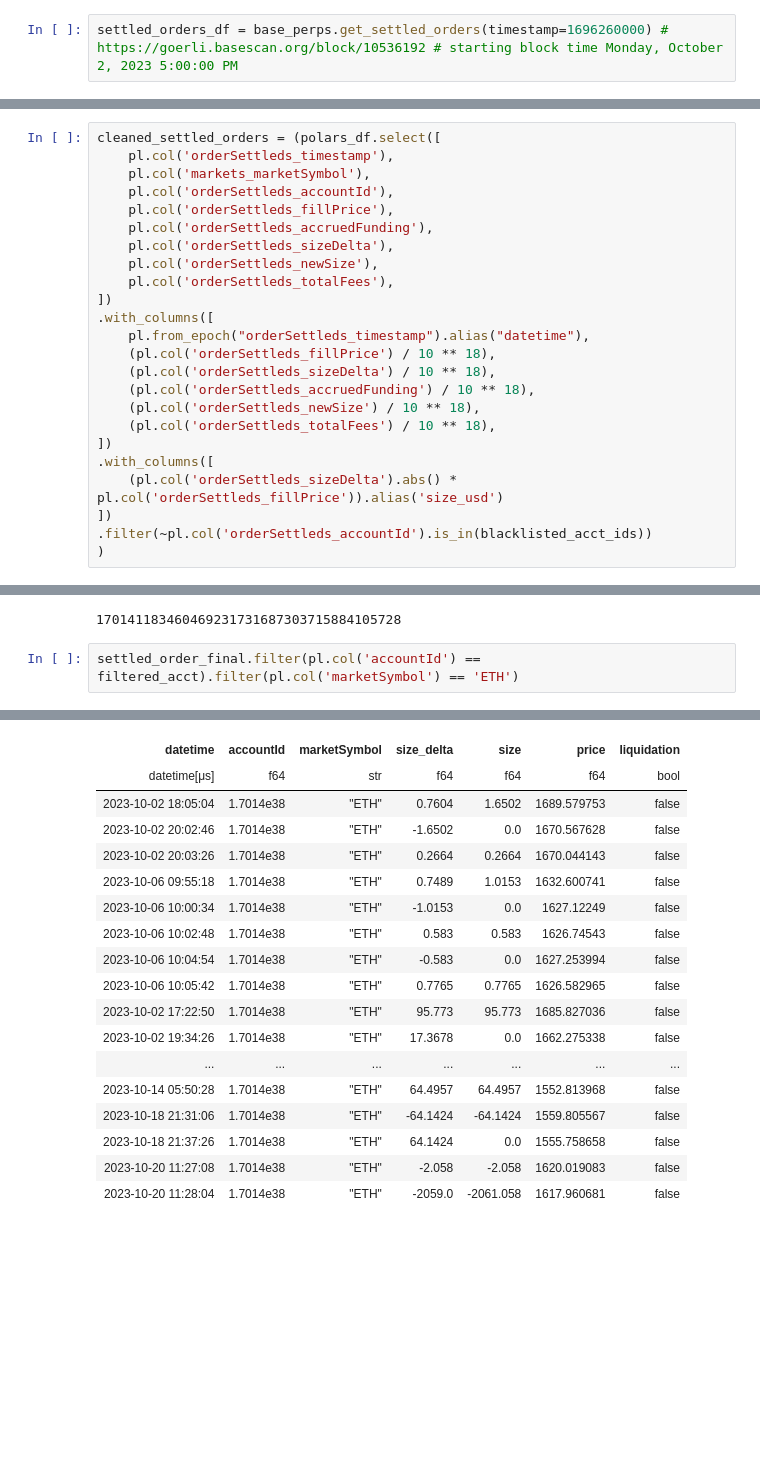
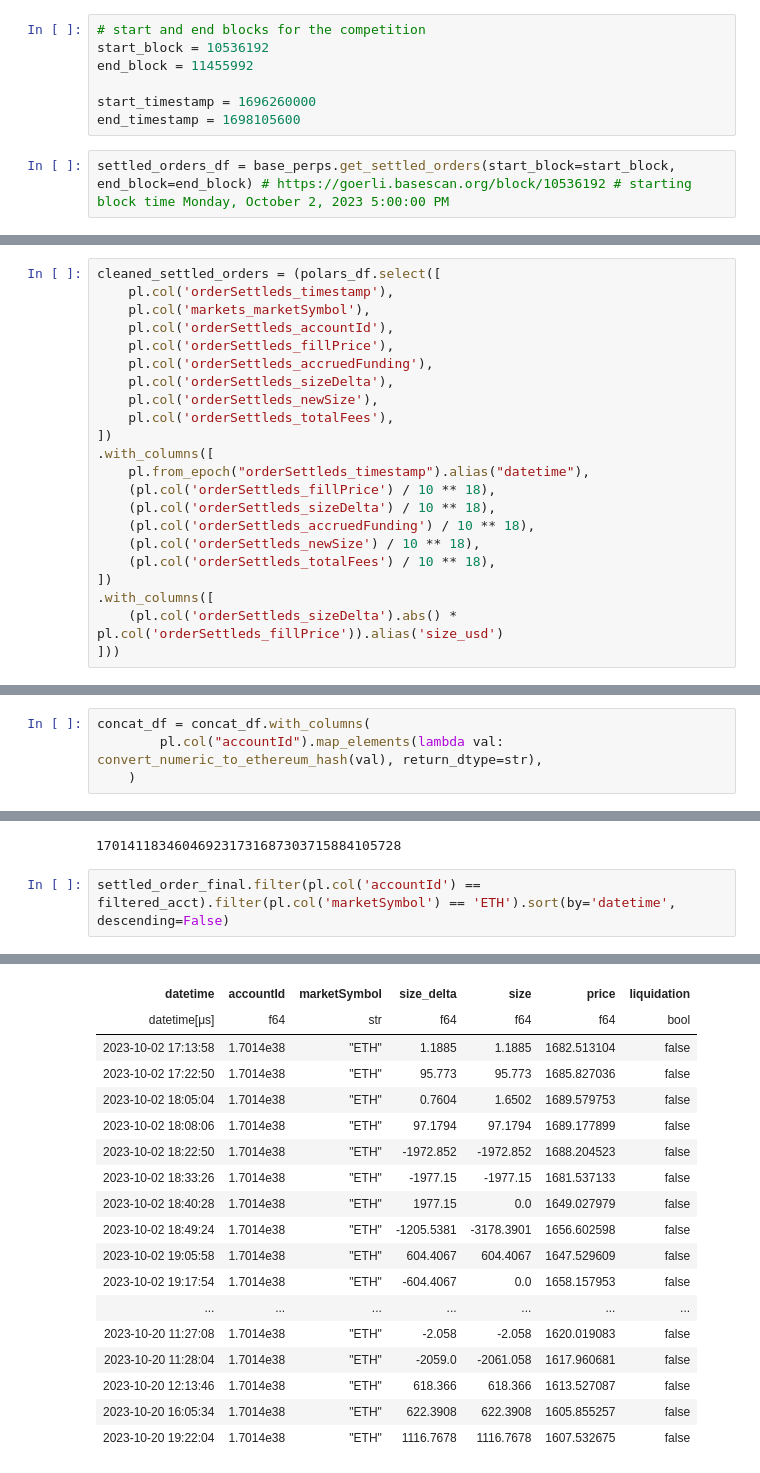
Before and after one commit to Evan-Kim2028/synthetix_v3_analytics, a Jupyter notebook: notebooks/get_active_positions.ipynb, the cells around one changed output, grey strips where cells are left out. Cells and saved outputs as stored; diff of their text form; blank space fills up the shorter version.

```diff
--- a/notebooks/get_active_positions.ipynb
+++ b/notebooks/get_active_positions.ipynb
@@ -15,6 +12,13 @@ polars.config.Config
 # %%
 base_perps = TestBasePerps()
+# %%
+# start and end blocks for the competition
+start_block = 10536192
+end_block = 11455992
+
+start_timestamp = 1696260000
+end_timestamp = 1698105600
 # %%
-settled_orders_df = base_perps.get_settled_orders(timestamp=1696260000) # https://goerli.basescan.org/block/10536192 # starting block time Monday, October 2, 2023 5:00:00 PM
+settled_orders_df = base_perps.get_settled_orders(start_block=start_block, end_block=end_block) # https://goerli.basescan.org/block/10536192 # starting block time Monday, October 2, 2023 5:00:00 PM
 # %%
 polars_df = pl.from_pandas(settled_orders_df)
@@ -44,9 +43,7 @@ cleaned_settled_orders = (polars_df.select([
 ])
 .with_columns([
     (pl.col('orderSettleds_sizeDelta').abs() * pl.col('orderSettleds_fillPrice')).alias('size_usd')
-])
-.filter(~pl.col('orderSettleds_accountId').is_in(blacklisted_acct_ids))
-)
+]))
 # %%
 cleaned_settled_orders.head(5)
 # %% [output]
@@ -169,3 +166,7 @@ print(len(set(unique_liq_accts) - set(unique_orders_accts)))
 ### Concat data and analyze results
 # %%
 concat_df = pl.concat([position_liq_final, settled_order_final])
+# %%
+concat_df = concat_df.with_columns(
+        pl.col("accountId").map_elements(lambda val: convert_numeric_to_ethereum_hash(val), return_dtype=str),
+    )
@@ -185,25 +191,25 @@ print(expanded_number)
 # %% [output]
 170141183460469231731687303715884105728
 # %%
-settled_order_final.filter(pl.col('accountId') == filtered_acct).filter(pl.col('marketSymbol') == 'ETH')
+settled_order_final.filter(pl.col('accountId') == filtered_acct).filter(pl.col('marketSymbol') == 'ETH').sort(by='datetime', descending=False)
 # %% [output]
 shape: (488, 7)
 | datetime | accountId | marketSymbol | size_delta | size | price | liquidation |
 | datetime[μs] | f64 | str | f64 | f64 | f64 | bool |
+| 2023-10-02 17:13:58 | 1.7014e38 | "ETH" | 1.1885 | 1.1885 | 1682.513104 | false |
+| 2023-10-02 17:22:50 | 1.7014e38 | "ETH" | 95.773 | 95.773 | 1685.827036 | false |
 | 2023-10-02 18:05:04 | 1.7014e38 | "ETH" | 0.7604 | 1.6502 | 1689.579753 | false |
-| 2023-10-02 20:02:46 | 1.7014e38 | "ETH" | -1.6502 | 0.0 | 1670.567628 | false |
-| 2023-10-02 20:03:26 | 1.7014e38 | "ETH" | 0.2664 | 0.2664 | 1670.044143 | false |
-| 2023-10-06 09:55:18 | 1.7014e38 | "ETH" | 0.7489 | 1.0153 | 1632.600741 | false |
-| 2023-10-06 10:00:34 | 1.7014e38 | "ETH" | -1.0153 | 0.0 | 1627.12249 | false |
-| 2023-10-06 10:02:48 | 1.7014e38 | "ETH" | 0.583 | 0.583 | 1626.74543 | false |
-| 2023-10-06 10:04:54 | 1.7014e38 | "ETH" | -0.583 | 0.0 | 1627.253994 | false |
-| 2023-10-06 10:05:42 | 1.7014e38 | "ETH" | 0.7765 | 0.7765 | 1626.582965 | false |
-| 2023-10-02 17:22:50 | 1.7014e38 | "ETH" | 95.773 | 95.773 | 1685.827036 | false |
-| 2023-10-02 19:34:26 | 1.7014e38 | "ETH" | 17.3678 | 0.0 | 1662.275338 | false |
+| 2023-10-02 18:08:06 | 1.7014e38 | "ETH" | 97.1794 | 97.1794 | 1689.177899 | false |
+| 2023-10-02 18:22:50 | 1.7014e38 | "ETH" | -1972.852 | -1972.852 | 1688.204523 | false |
+| 2023-10-02 18:33:26 | 1.7014e38 | "ETH" | -1977.15 | -1977.15 | 1681.537133 | false |
+| 2023-10-02 18:40:28 | 1.7014e38 | "ETH" | 1977.15 | 0.0 | 1649.027979 | false |
+| 2023-10-02 18:49:24 | 1.7014e38 | "ETH" | -1205.5381 | -3178.3901 | 1656.602598 | false |
+| 2023-10-02 19:05:58 | 1.7014e38 | "ETH" | 604.4067 | 604.4067 | 1647.529609 | false |
+| 2023-10-02 19:17:54 | 1.7014e38 | "ETH" | -604.4067 | 0.0 | 1658.157953 | false |
 | ... | ... | ... | ... | ... | ... | ... |
-| 2023-10-14 05:50:28 | 1.7014e38 | "ETH" | 64.4957 | 64.4957 | 1552.813968 | false |
-| 2023-10-18 21:31:06 | 1.7014e38 | "ETH" | -64.1424 | -64.1424 | 1559.805567 | false |
-| 2023-10-18 21:37:26 | 1.7014e38 | "ETH" | 64.1424 | 0.0 | 1555.758658 | false |
 | 2023-10-20 11:27:08 | 1.7014e38 | "ETH" | -2.058 | -2.058 | 1620.019083 | false |
 | 2023-10-20 11:28:04 | 1.7014e38 | "ETH" | -2059.0 | -2061.058 | 1617.960681 | false |
+| 2023-10-20 12:13:46 | 1.7014e38 | "ETH" | 618.366 | 618.366 | 1613.527087 | false |
+| 2023-10-20 16:05:34 | 1.7014e38 | "ETH" | 622.3908 | 622.3908 | 1605.855257 | false |
+| 2023-10-20 19:22:04 | 1.7014e38 | "ETH" | 1116.7678 | 1116.7678 | 1607.532675 | false |
 # %%
```
Also changed, not shown: parts of 8 cells of this notebook.
